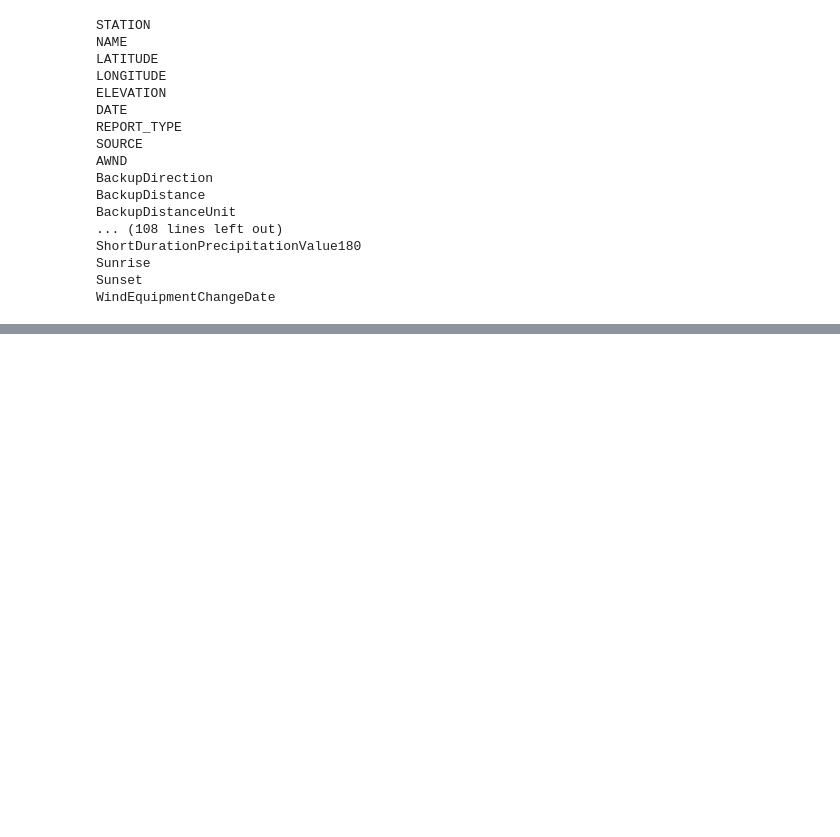
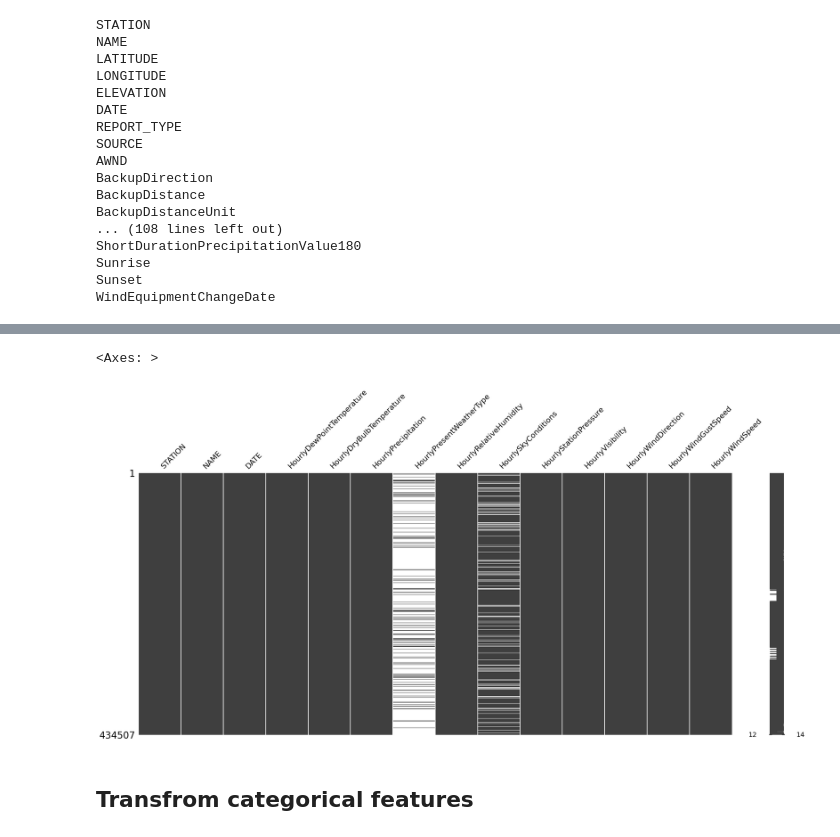
Before and after one commit to rezaqorbani/flight-delay-predictor, a Jupyter notebook: feature_engineering/data_collection_weather.ipynb, the cells around one changed output, grey strips where cells are left out. Saved outputs shown, nothing was run; the diff lists cells and outputs as text; code cells hidden in the pictures; blank space fills up the shorter version.

```diff
--- a/feature_engineering/data_collection_weather.ipynb
+++ b/feature_engineering/data_collection_weather.ipynb
@@ -83,0 +119,17 @@ msno.matrix(data_selected)
+# %%
+# Fill "HourlyWindGustSpeed" is missing with 0. This is because the missing values are when there is no gust.
+data_selected["HourlyWindGustSpeed"] = data_selected["HourlyWindGustSpeed"].fillna(0.0)
+# Fill "Hourlyprecipitation" with 0. This is because the missing values are when there is no precipitation.
+data_selected["HourlyPrecipitation"] = data_selected["HourlyPrecipitation"].fillna(0.0)
+# Remove the rows with missing values in the columns "HourlyDewPointTemperature", "HourlyDryBulbTemperature",
+# "HourlyRelativeHumidity", "HourlyStationPressure", "HourlyVisibility", "HourlyWindDirection", "HourlyWindSpeed"
+data_selected = data_selected.dropna( subset=["HourlyDewPointTemperature", "HourlyDryBulbTemperature",
+                                                "HourlyRelativeHumidity", "HourlyStationPressure",
+                                                "HourlyVisibility", "HourlyWindDirection", "HourlyWindSpeed"])
+
+msno.matrix(data_selected)
+# %% [output]
+<Axes: >
+[figure, added]
+# %% [markdown]
+## Transfrom categorical features
```
Also changed, not shown: parts of 21 cells of this notebook, 5 other files.
